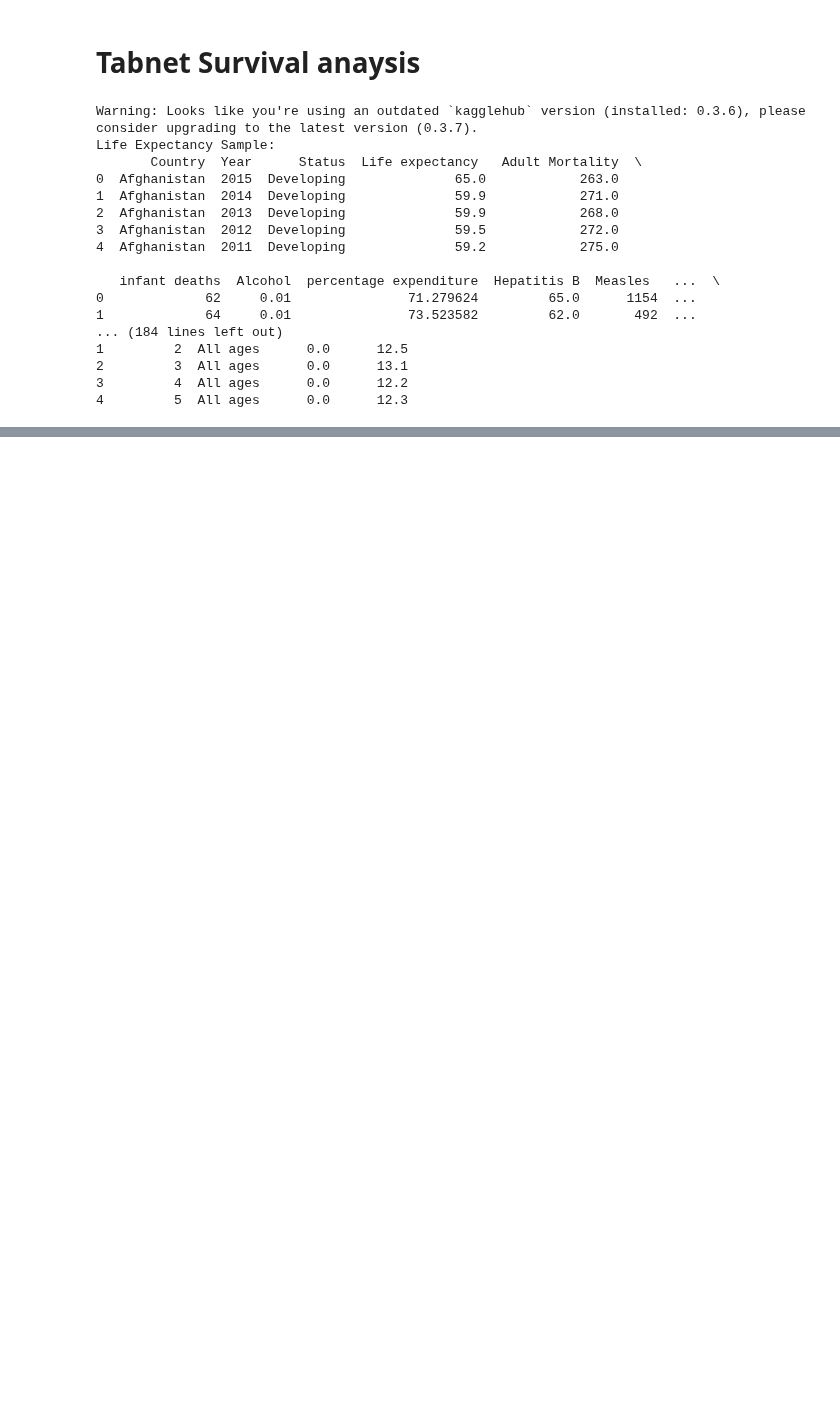
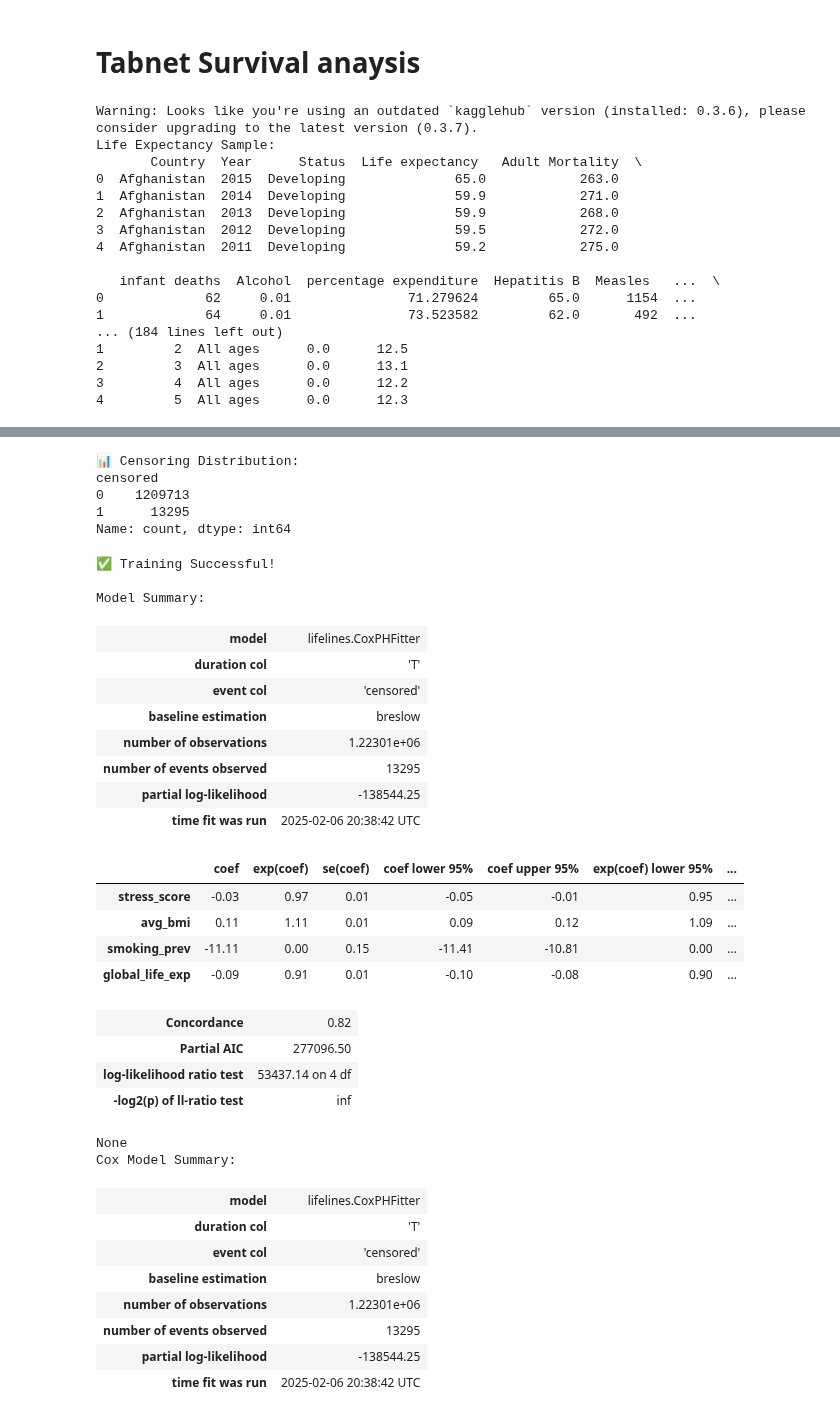
Before and after one commit to LionelCCC/Age-of-death-prediction, a Jupyter notebook: survival_analysis_tabnet.ipynb, the cells around one changed output, grey strips where cells are left out. Saved outputs shown, nothing was run; the diff lists cells and outputs as text; code cells hidden in the pictures; blank space fills up the shorter version.

Commit message:
trained coxph

```diff
--- a/survival_analysis_tabnet.ipynb
+++ b/survival_analysis_tabnet.ipynb
@@ -273,0 +192,80 @@ RuntimeError: index -1 is out of bounds for dimension 1 with size 6
+# %%
+def train_survival_model(df):
+    """
+    Trains CoxPH model with rigorous data validation
+    """
+    # Feature Selection
+    features = [
+        'stress_score', 'avg_bmi', 'smoking_prev',
+        'global_life_exp', 'T', 'censored'
+    ]
+
+    # Data Preparation
+    survival_df = df[features].dropna()
+
+    # Data Validation
+    print("\n📊 Censoring Distribution:")
+    print(survival_df['censored'].value_counts())
+
+    if survival_df['censored'].nunique() == 1:
+        raise ValueError("All samples have same censoring status!")
+
+    # Feature Processing
+    scaler = StandardScaler()
+    num_features = ['stress_score', 'avg_bmi', 'smoking_prev', 'global_life_exp']
+    survival_df[num_features] = scaler.fit_transform(survival_df[num_features])
+
+    # Model Training
+    cph = CoxPHFitter()
+    try:
+        cph.fit(survival_df, duration_col='T', event_col='censored', fit_options={'step_size':0.1})
+        print("✅ Training Successful!")
+        print("\nModel Summary:")
+        print(cph.print_summary())
+        return cph
+    except Exception as e:
+        print(f"❌ Training Failed: {str(e)}")
+        return None
+# %%
+processed_batch = enhanced_feature_engineering(age_df, life_exp_df, global_le_df, death_rates_df)
+cox_model = train_survival_model(processed_batch)
+
+# Show results
+print("Cox Model Summary:")
+cox_model.print_summary()
+# %% [output]
+📊 Censoring Distribution:
+censored
+0    1209713
+1      13295
+Name: count, dtype: int64
+✅ Training Successful!
+
+Model Summary:
+| model | lifelines.CoxPHFitter |
+| duration col | 'T' |
+| event col | 'censored' |
+| baseline estimation | breslow |
+| number of observations | 1.22301e+06 |
+| number of events observed | 13295 |
+| partial log-likelihood | -138544.25 |
+| time fit was run | 2025-02-06 20:38:42 UTC |
+|  | coef | exp(coef) | se(coef) | coef lower 95% | coef upper 95% | exp(coef) lower 95% | ... |
+| stress_score | -0.03 | 0.97 | 0.01 | -0.05 | -0.01 | 0.95 | ... |
+| avg_bmi | 0.11 | 1.11 | 0.01 | 0.09 | 0.12 | 1.09 | ... |
+| smoking_prev | -11.11 | 0.00 | 0.15 | -11.41 | -10.81 | 0.00 | ... |
+| global_life_exp | -0.09 | 0.91 | 0.01 | -0.10 | -0.08 | 0.90 | ... |
+| Concordance | 0.82 |
+| Partial AIC | 277096.50 |
+| log-likelihood ratio test | 53437.14 on 4 df |
+| -log2(p) of ll-ratio test | inf |
+None
+Cox Model Summary:
+| model | lifelines.CoxPHFitter |
+| duration col | 'T' |
+| event col | 'censored' |
+| baseline estimation | breslow |
+| number of observations | 1.22301e+06 |
+| number of events observed | 13295 |
+| partial log-likelihood | -138544.25 |
+| time fit was run | 2025-02-06 20:38:42 UTC |
```
Also changed, not shown: parts of 7 cells of this notebook.
